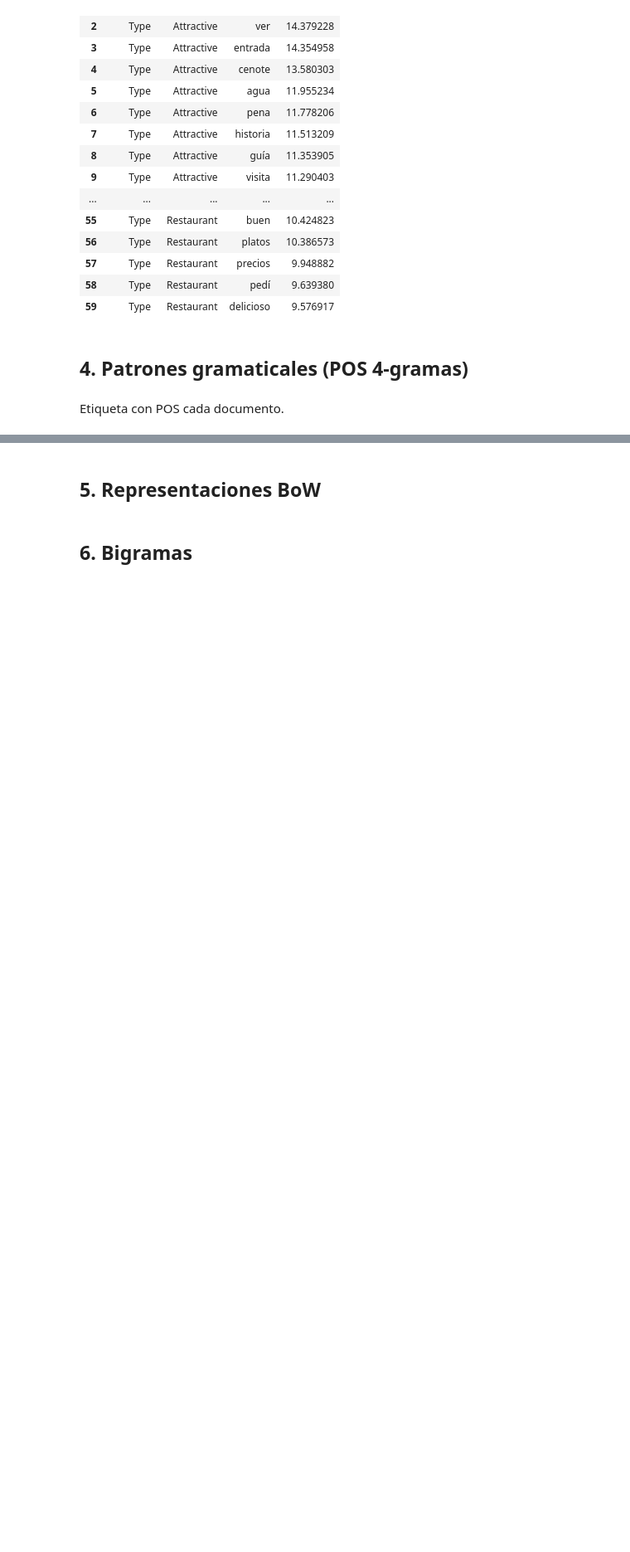
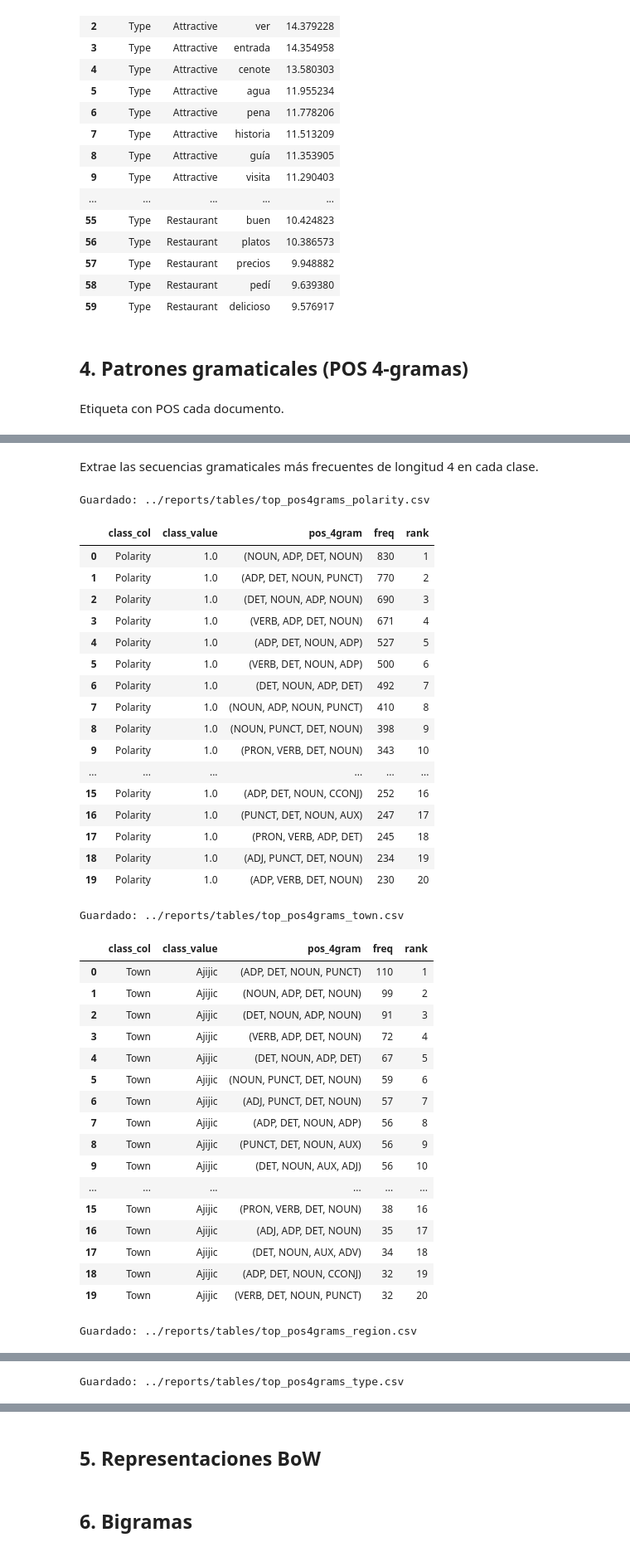
Before and after one commit to DiegoPaniagua23/language-image-processing, a Jupyter notebook: nlp/01_Corpus_Analysis/notebooks/exploratory.ipynb, the cells around one changed output, grey strips where cells are left out. Shown at 83% size. Saved outputs shown, nothing was run; the diff lists cells and outputs as text; code cells hidden in the pictures; blank space fills up the shorter version.

```diff
--- a/nlp/01_Corpus_Analysis/notebooks/exploratory.ipynb
+++ b/nlp/01_Corpus_Analysis/notebooks/exploratory.ipynb
@@ -779,0 +813,75 @@ Etiqueta con POS cada documento.
+# %% [markdown]
+Extrae las secuencias gramaticales más frecuentes de longitud 4 en cada clase.
+# %%
+def extract_pos_ngrams(pos_seq, n=4):
+    """Extrae n-gramas de etiquetas POS de una secuencia."""
+    return [tuple(pos_seq[i:i+n]) for i in range(len(pos_seq)-n+1)]
+
+# Crear columna con los 4-gramas de cada doc
+df["pos_4grams"] = df["pos_seq"].apply(lambda seq: extract_pos_ngrams(seq, n=4))
+
+def top_pos_ngrams_per_class(df, class_col, k=20):
+    """Devuelve los k POS 4-gramas más frecuentes por cada valor de class_col."""
+    frames = []
+    for val, g in df.groupby(class_col, dropna=False):
+        c = Counter()
+        for ngrams in g["pos_4grams"]:
+            c.update(ngrams)
+        topk = c.most_common(k)
+        tmp = pd.DataFrame(topk, columns=["pos_4gram", "freq"])
+        tmp.insert(0, "class_col", class_col)
+        tmp.insert(1, "class_value", val)
+        tmp["rank"] = range(1, len(tmp)+1)
+        frames.append(tmp)
+    return pd.concat(frames, ignore_index=True)
+
+# Ejecutamos para todas las columnas de clase presentes
+class_cols = [c for c in ["Polarity","Town","Region","Type"] if c in df.columns]
+
+os.makedirs("../reports/tables", exist_ok=True)
+pos_ngram_tables = {}
+for col in class_cols:
+    table = top_pos_ngrams_per_class(df, col, k=20)
+    pos_ngram_tables[col] = table
+    out_path = f"../reports/tables/top_pos4grams_{col.lower()}.csv"
+    table.to_csv(out_path, index=False)
+    print(f"Guardado: {out_path}")
+    display(table.head(20))
+# %% [output]
+Guardado: ../reports/tables/top_pos4grams_polarity.csv
+|  | class_col | class_value | pos_4gram | freq | rank |
+| 0 | Polarity | 1.0 | (NOUN, ADP, DET, NOUN) | 830 | 1 |
+| 1 | Polarity | 1.0 | (ADP, DET, NOUN, PUNCT) | 770 | 2 |
+| 2 | Polarity | 1.0 | (DET, NOUN, ADP, NOUN) | 690 | 3 |
+| 3 | Polarity | 1.0 | (VERB, ADP, DET, NOUN) | 671 | 4 |
+| 4 | Polarity | 1.0 | (ADP, DET, NOUN, ADP) | 527 | 5 |
+| 5 | Polarity | 1.0 | (VERB, DET, NOUN, ADP) | 500 | 6 |
+| 6 | Polarity | 1.0 | (DET, NOUN, ADP, DET) | 492 | 7 |
+| 7 | Polarity | 1.0 | (NOUN, ADP, NOUN, PUNCT) | 410 | 8 |
+| 8 | Polarity | 1.0 | (NOUN, PUNCT, DET, NOUN) | 398 | 9 |
+| 9 | Polarity | 1.0 | (PRON, VERB, DET, NOUN) | 343 | 10 |
+| ... | ... | ... | ... | ... | ... |
+| 15 | Polarity | 1.0 | (ADP, DET, NOUN, CCONJ) | 252 | 16 |
+| 16 | Polarity | 1.0 | (PUNCT, DET, NOUN, AUX) | 247 | 17 |
+| 17 | Polarity | 1.0 | (PRON, VERB, ADP, DET) | 245 | 18 |
+| 18 | Polarity | 1.0 | (ADJ, PUNCT, DET, NOUN) | 234 | 19 |
+| 19 | Polarity | 1.0 | (ADP, VERB, DET, NOUN) | 230 | 20 |
+Guardado: ../reports/tables/top_pos4grams_town.csv
+|  | class_col | class_value | pos_4gram | freq | rank |
+| 0 | Town | Ajijic | (ADP, DET, NOUN, PUNCT) | 110 | 1 |
+| 1 | Town | Ajijic | (NOUN, ADP, DET, NOUN) | 99 | 2 |
+| 2 | Town | Ajijic | (DET, NOUN, ADP, NOUN) | 91 | 3 |
+| 3 | Town | Ajijic | (VERB, ADP, DET, NOUN) | 72 | 4 |
+| 4 | Town | Ajijic | (DET, NOUN, ADP, DET) | 67 | 5 |
+| 5 | Town | Ajijic | (NOUN, PUNCT, DET, NOUN) | 59 | 6 |
+| 6 | Town | Ajijic | (ADJ, PUNCT, DET, NOUN) | 57 | 7 |
+| 7 | Town | Ajijic | (ADP, DET, NOUN, ADP) | 56 | 8 |
+| 8 | Town | Ajijic | (PUNCT, DET, NOUN, AUX) | 56 | 9 |
+| 9 | Town | Ajijic | (DET, NOUN, AUX, ADJ) | 56 | 10 |
+| ... | ... | ... | ... | ... | ... |
+| 15 | Town | Ajijic | (PRON, VERB, DET, NOUN) | 38 | 16 |
+| 16 | Town | Ajijic | (ADJ, ADP, DET, NOUN) | 35 | 17 |
+| 17 | Town | Ajijic | (DET, NOUN, AUX, ADV) | 34 | 18 |
+| 18 | Town | Ajijic | (ADP, DET, NOUN, CCONJ) | 32 | 19 |
+| 19 | Town | Ajijic | (VERB, DET, NOUN, PUNCT) | 32 | 20 |
+Guardado: ../reports/tables/top_pos4grams_region.csv
@@ -779,0 +905 @@ Etiqueta con POS cada documento.
+Guardado: ../reports/tables/top_pos4grams_type.csv
```
Also changed, not shown: parts of 5 cells of this notebook.
